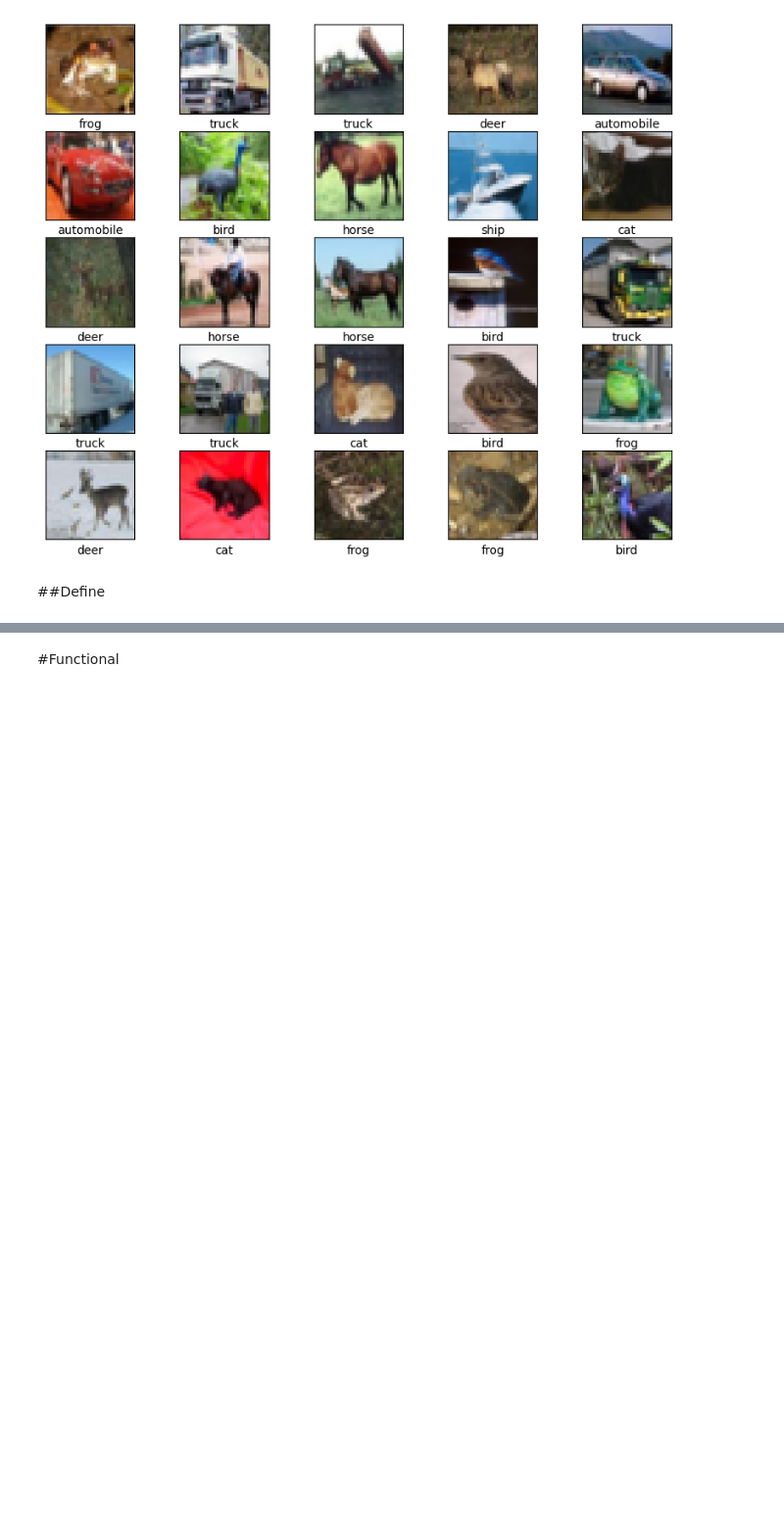
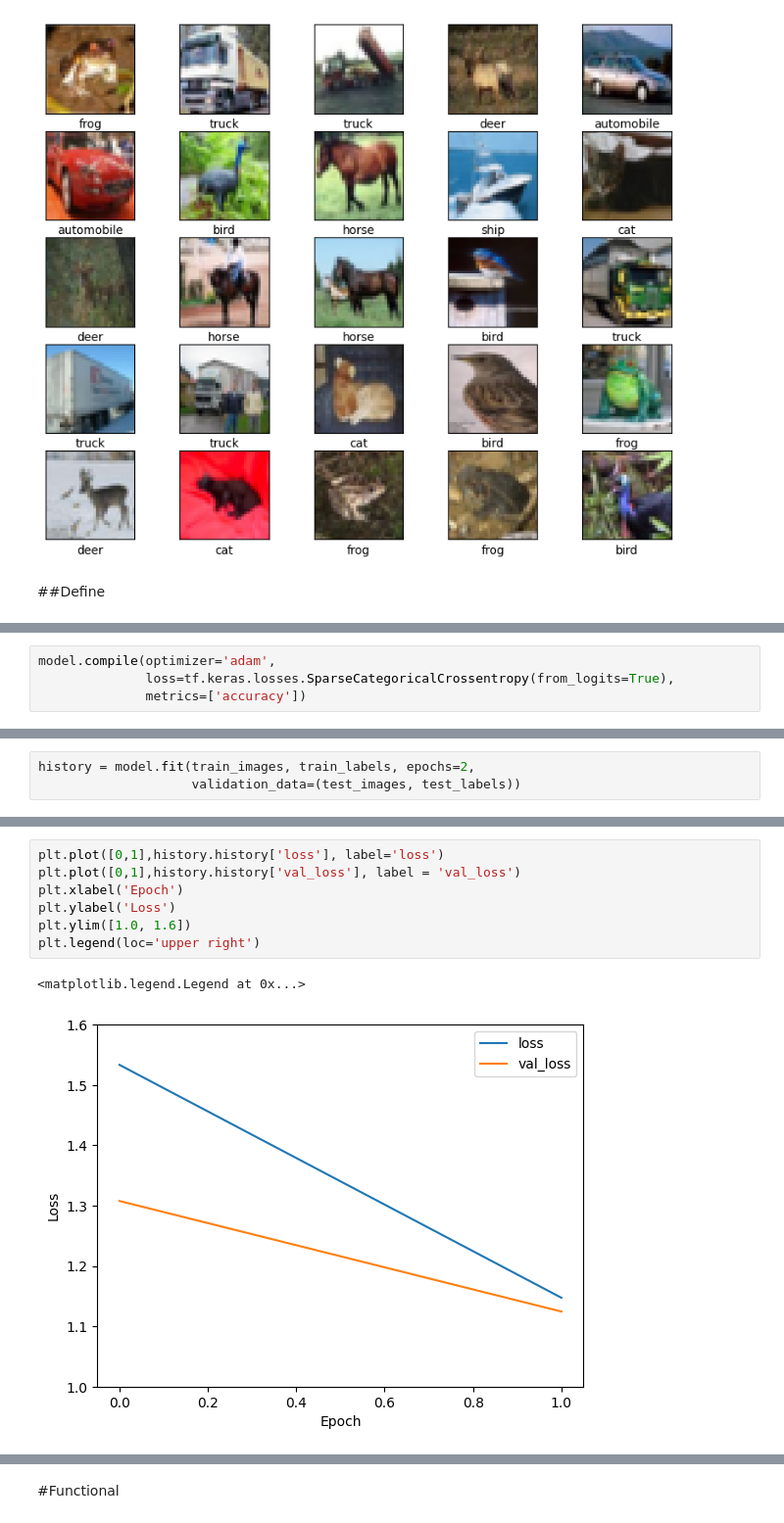
Before and after one commit to Nattakonjpg/AIPrototype2023, a Jupyter notebook: AI_Prototype.ipynb, the cells around one changed output, grey strips where cells are left out. Shown: that part at 98% size. Saved outputs shown, nothing was run; the diff lists cells and outputs as text; blank space fills up the shorter version.

Commit message:
Data Pipeline

```diff
--- a/AI_Prototype.ipynb
+++ b/AI_Prototype.ipynb
@@ -166,0 +230,4 @@ plt.show()
+# %%
+model.compile(optimizer='adam',
+              loss=tf.keras.losses.SparseCategoricalCrossentropy(from_logits=True),
+              metrics=['accuracy'])
@@ -166,0 +244,3 @@ plt.show()
+# %%
+history = model.fit(train_images, train_labels, epochs=2,
+                    validation_data=(test_images, test_labels))
@@ -166,0 +259,10 @@ plt.show()
+# %%
+plt.plot([0,1],history.history['loss'], label='loss')
+plt.plot([0,1],history.history['val_loss'], label = 'val_loss')
+plt.xlabel('Epoch')
+plt.ylabel('Loss')
+plt.ylim([1.0, 1.6])
+plt.legend(loc='upper right')
+# %% [output]
+<matplotlib.legend.Legend at 0x...>
+[figure, added]
```
Also changed, not shown: parts of 29 cells of this notebook.
